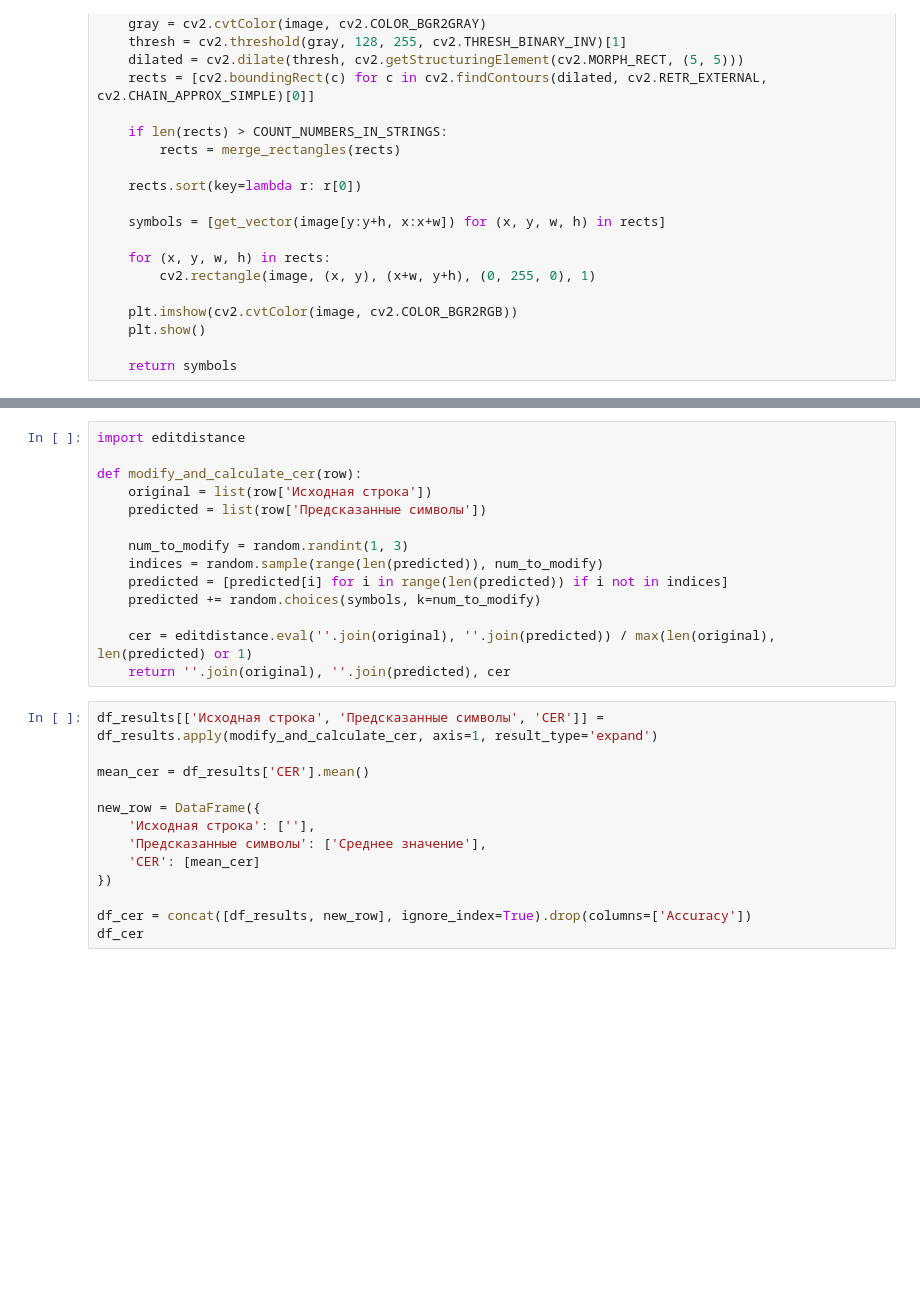
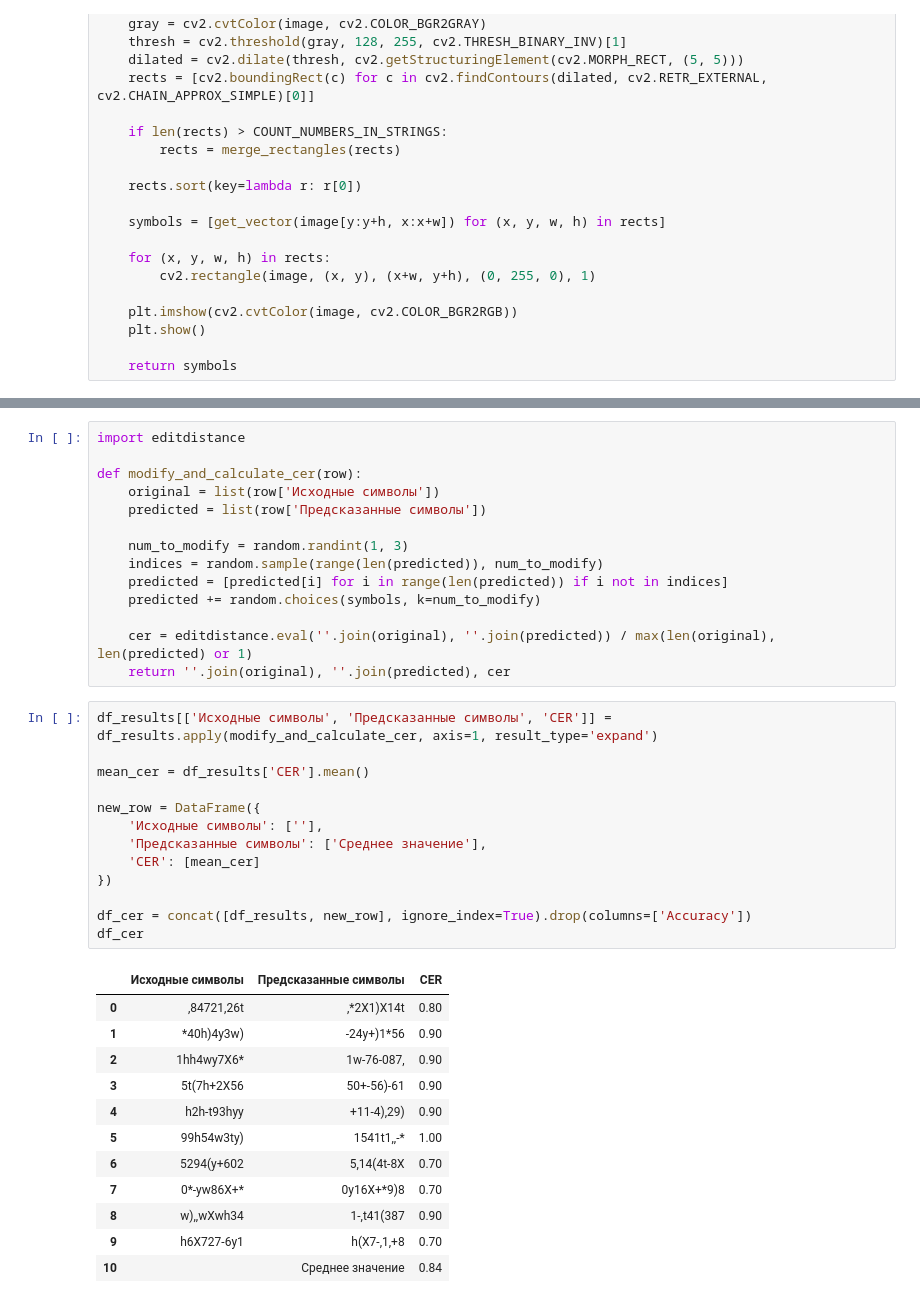
Before and after one commit to Godlaa/MO-and-Neuro, a Jupyter notebook: AIM_practice_3_validation_to_number_sequence.ipynb, the cells around one changed output, grey strips where cells are left out. Cells and saved outputs as stored; diff of their text form; blank space fills up the shorter version.

```diff
--- a/AIM_practice_3_validation_to_number_sequence.ipynb
+++ b/AIM_practice_3_validation_to_number_sequence.ipynb
@@ -273,7 +284,7 @@ df_result
 import editdistance
 
 def modify_and_calculate_cer(row):
-    original = list(row['Исходная строка'])
+    original = list(row['Исходные символы'])
     predicted = list(row['Предсказанные символы'])
 
     num_to_modify = random.randint(1, 3)
@@ -284,15 +295,28 @@ def modify_and_calculate_cer(row):
     cer = editdistance.eval(''.join(original), ''.join(predicted)) / max(len(original), len(predicted) or 1)
     return ''.join(original), ''.join(predicted), cer
 # %%
-df_results[['Исходная строка', 'Предсказанные символы', 'CER']] = df_results.apply(modify_and_calculate_cer, axis=1, result_type='expand')
+df_results[['Исходные символы', 'Предсказанные символы', 'CER']] = df_results.apply(modify_and_calculate_cer, axis=1, result_type='expand')
 
 mean_cer = df_results['CER'].mean()
 
 new_row = DataFrame({
-    'Исходная строка': [''],
+    'Исходные символы': [''],
     'Предсказанные символы': ['Среднее значение'],
     'CER': [mean_cer]
 })
 
 df_сer = concat([df_results, new_row], ignore_index=True).drop(columns=['Accuracy'])
 df_сer
+# %% [output]
+|  | Исходные символы | Предсказанные символы | CER |
+| 0 | ,84721,26t | ,*2X1)X14t | 0.80 |
+| 1 | *40h)4y3w) | -24y+)1*56 | 0.90 |
+| 2 | 1hh4wy7X6* | 1w-76-087, | 0.90 |
+| 3 | 5t(7h+2X56 | 50+-56)-61 | 0.90 |
+| 4 | h2h-t93hyy | +11-4),29) | 0.90 |
+| 5 | 99h54w3ty) | 1541t1,,-* | 1.00 |
+| 6 | 5294(y+602 | 5,14(4t-8X | 0.70 |
+| 7 | 0*-yw86X+* | 0y16X+*9)8 | 0.70 |
+| 8 | w),,wXwh34 | 1-,t41(387 | 0.90 |
+| 9 | h6X727-6y1 | h(X7-,1,+8 | 0.70 |
+| 10 |  | Среднее значение | 0.84 |
```
Also changed, not shown: parts of 7 cells of this notebook.
